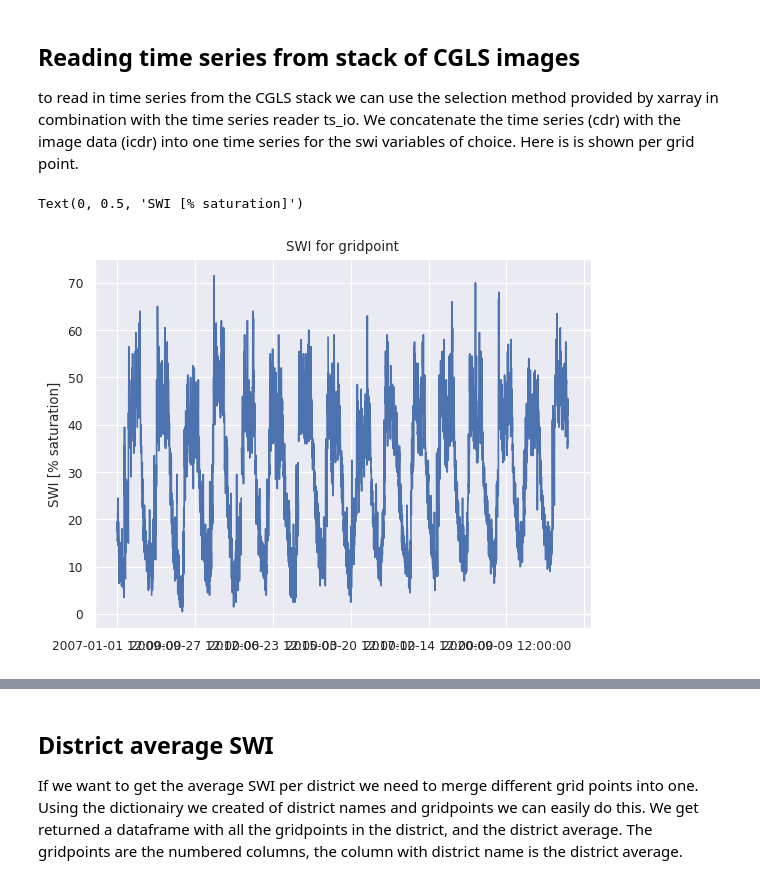
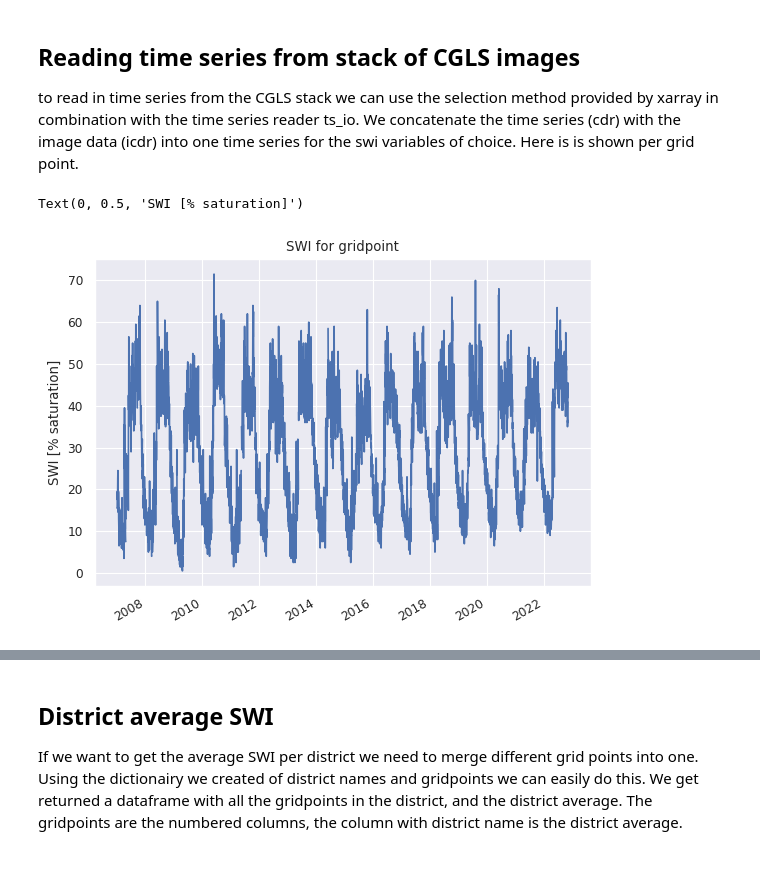
Before and after one commit to mvreugde/MiCRO, a Jupyter notebook: reading_plotting.ipynb, the cells around one changed output, grey strips where cells are left out. Saved outputs shown, nothing was run; the diff lists cells and outputs as text; code cells hidden in the pictures.

```diff
--- a/reading_plotting.ipynb
+++ b/reading_plotting.ipynb
@@ -34,7 +34,7 @@ import ftplib
 warnings.filterwarnings('ignore')
 
 #change this path to where data is stored
-data_path='/home/mavl/ESMCA/'
+data_path='/home/mavl/ESMCA/Data'
 # read shapefiles of GTM
 name='GTM'
 
@@ -49,7 +49,7 @@ geom_dist = {districts[i]: adm1_list[i] for i in range(len(districts))}
 sns.set(context='paper')
 plot_crs = cartopy.crs.Mercator()
 data_crs = cartopy.crs.PlateCarree()
-
+extent=[-95,-87,12,19]
 # read time series CGLS, which are available as time series already stacked and updated half yearly
 ts_io = SWI_TS(os.path.join(data_path, 'SWI_TS'))
 
@@ -66,16 +66,16 @@ cgls_lut=ts_io.grid.calc_lut(grid_cgls)
 
 
 ## stack of C3S data
-# filelist=glob.glob(os.path.join(data_path, 'C3S', 'images','*.nc'))
-# c3s_stack_slice = xr.open_mfdataset(filelist, engine='rasterio', chunks={}, combine='nested',
-#                               concat_dim='time').sortby('time').sel(x=slice(-95,-87),
-#                                                                     y=slice(19,12))
-# c3s=c3s_stack_slice['sm'].compute()
+filelist=glob.glob(os.path.join(data_path, 'C3S', 'images','*.nc'))
+c3s_stack_slice = xr.open_mfdataset(filelist, engine='rasterio', chunks={}, combine='nested',
+                              concat_dim='time').sortby('time').sel(x=slice(-95,-87),
+                                                                    y=slice(19,12))
+c3s=c3s_stack_slice['sm'].compute()
 
-# # create a look up table between the grid of CGLS and C3S for reading the same points
-# c3s_lon_2d,c3s_lat_2d=np.meshgrid(c3s.x, c3s.y)
-# grid_c3s=pygeogrids.BasicGrid(c3s_lon_2d.flatten(),c3s_lat_2d.flatten())
-# lut=grid_cgls.calc_lut(grid_c3s, max_dist=25000)
+# create a look up table between the grid of CGLS and C3S for reading the same points
+c3s_lon_2d,c3s_lat_2d=np.meshgrid(c3s.x, c3s.y)
+grid_c3s=pygeogrids.BasicGrid(c3s_lon_2d.flatten(),c3s_lat_2d.flatten())
+lut=grid_cgls.calc_lut(grid_c3s, max_dist=25000)
 
 # create a grid only covering GTM
 drv = ogr.GetDriverByName("ESRI Shapefile")
@@ -102,12 +102,13 @@ to read in time series from the CGLS stack we can use the selection method provi
 # %%
 for gpi in grid.activegpis[0:1]:
     lon,lat=grid_cgls.arrlon[cgls_lut[gpi]],grid_cgls.arrlat[cgls_lut[gpi]]
     cdr = ts_io.read(gpi)
     icdr= cgls.sel(x=lon, y=lat).to_dataframe()
+    icdr.index=icdr.index.to_datetimeindex()
     df=pd.concat([cdr[swi_var], icdr[swi_var]])
     df[(df>100)|(df<0)] = np.NaN
 ax=df['SWI_001'].plot(title='SWI for gridpoint')
 ax.set_ylabel("SWI [% saturation]")
 # %% [output]
 Text(0, 0.5, 'SWI [% saturation]')
-[figure, old version]
+[figure, new version]
```
Also changed, not shown: parts of 16 cells of this notebook.
